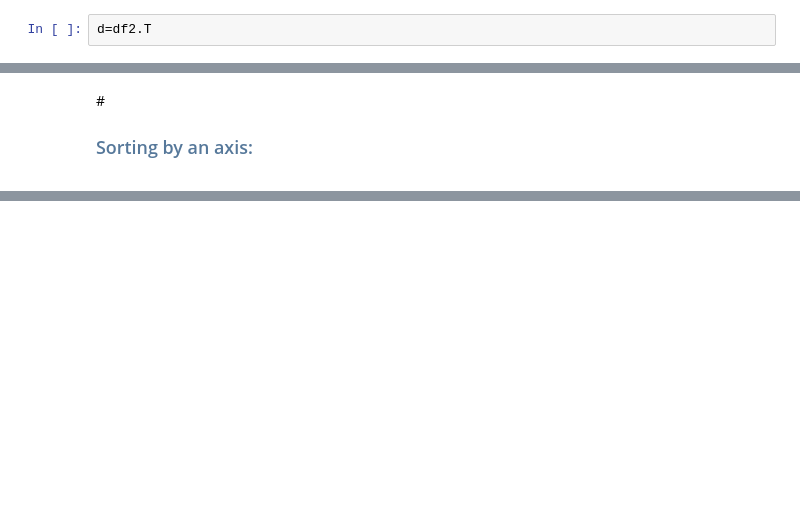
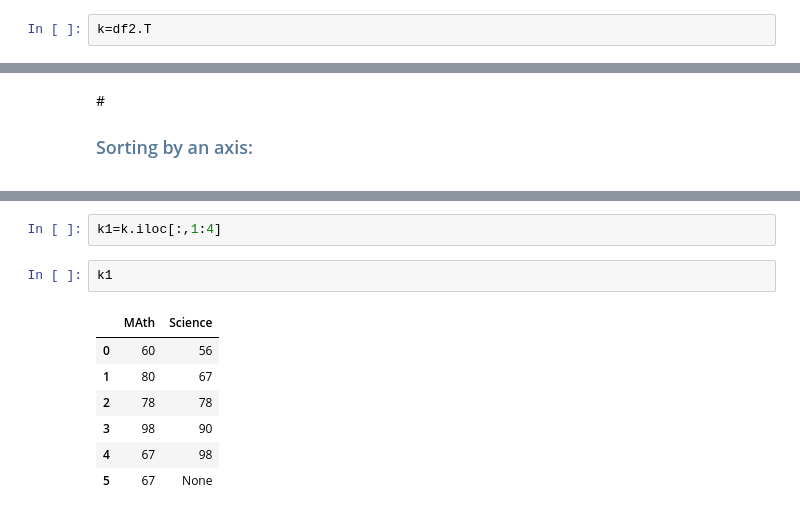
Before and after one commit to kirtibajaj/DataScience, a Jupyter notebook: PAndas_Intro.ipynb, the cells around one changed output, grey strips where cells are left out. Cells and saved outputs as stored; diff of their text form; blank space fills up the shorter version.

```diff
--- a/Untitled.ipynb
+++ b/PAndas_Intro.ipynb
@@ -176,5 +176,5 @@ df2
 | MAth | 60 | 80 | 78 | 98 | 67 | 67 |
 | Science | 56 | 67 | 78 | 90 | 98 | None |
 # %%
-d=df2.T
+k=df2.T
 # %%
@@ -381,0 +406,12 @@ df.sort_index(axis=1,ascending=False)
+# %%
+k1=k.iloc[:,1:4]
+# %%
+k1
+# %% [output]
+|  | MAth | Science |
+| 0 | 60 | 56 |
+| 1 | 80 | 67 |
+| 2 | 78 | 78 |
+| 3 | 98 | 90 |
+| 4 | 67 | 98 |
+| 5 | 67 | None |
```
Also changed, not shown: parts of 18 cells of this notebook, 1 other file.
